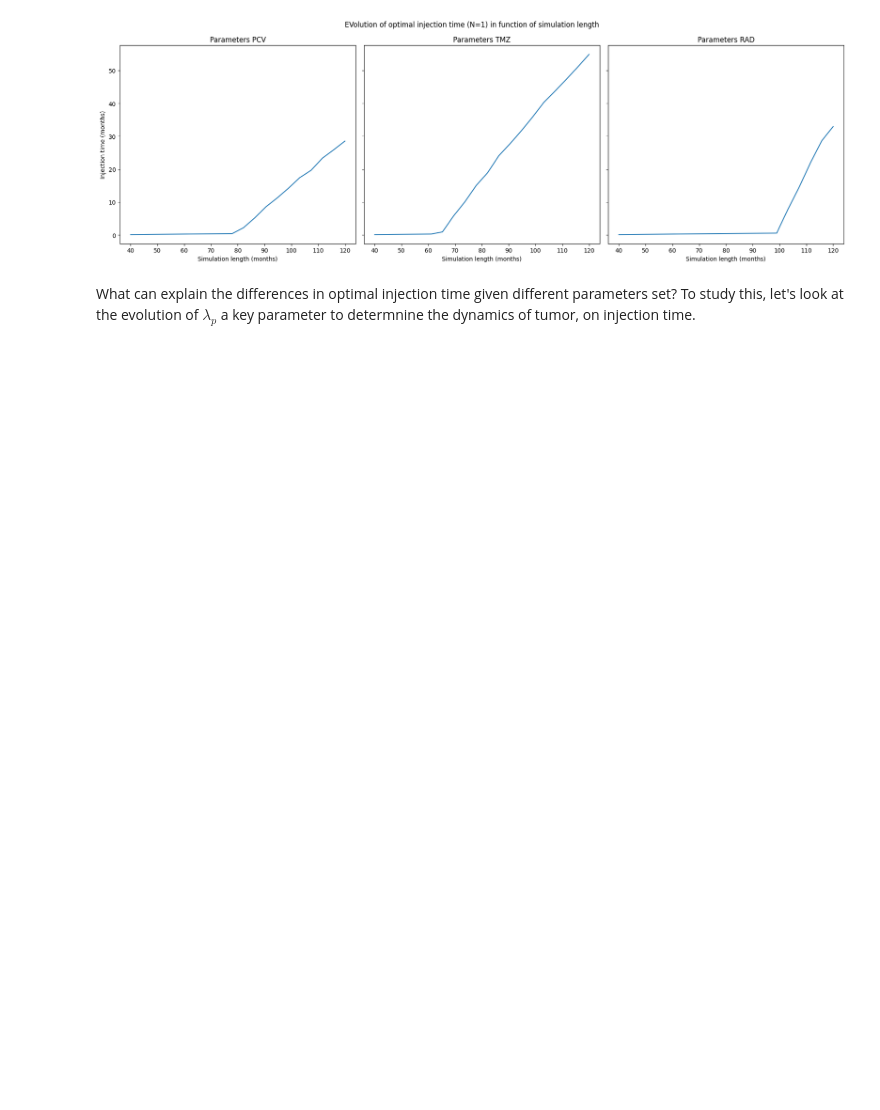
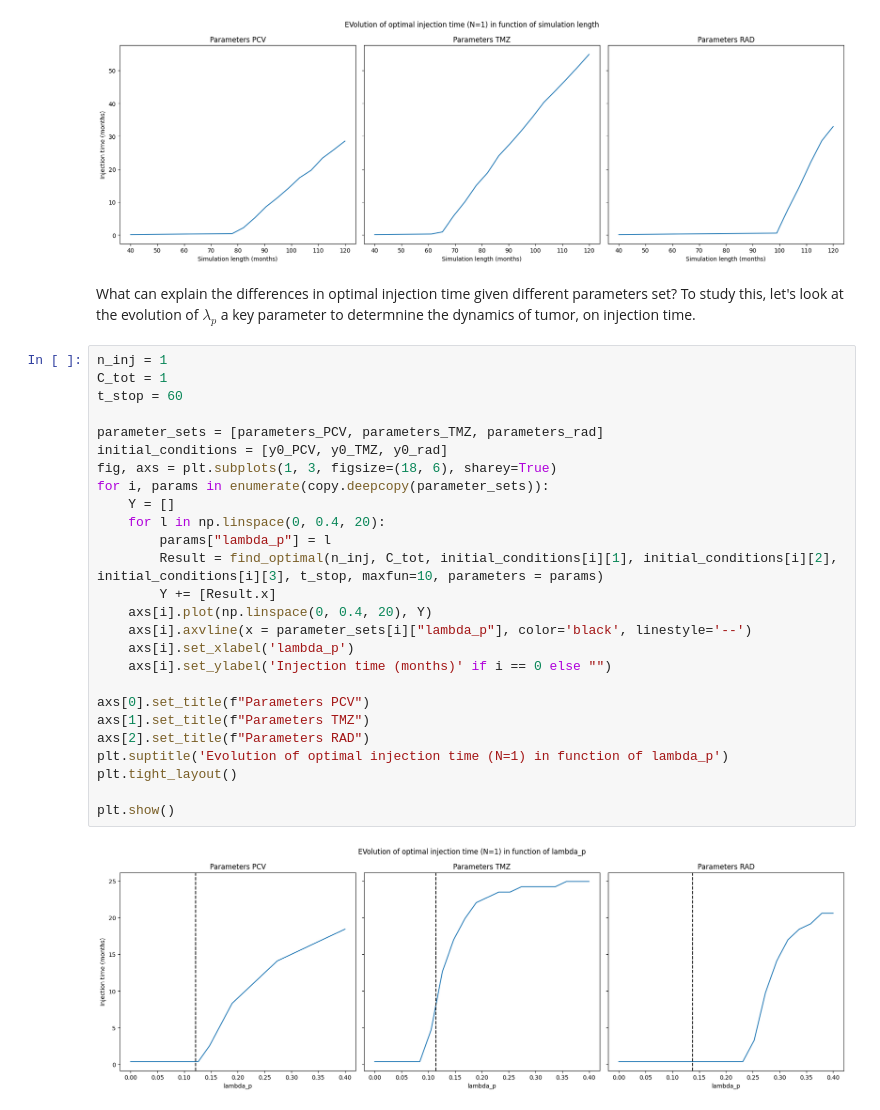
Before and after one commit to ambrejaeger/TP-M2, a Jupyter notebook: TP_parameters_exploration.ipynb, the cells around one changed output. Saved outputs shown, nothing was run; the diff lists cells and outputs as text; blank space fills up the shorter version.

Commit message:
effect lambda on injection time

```diff
--- a/TP_parameters_exploration.ipynb
+++ b/TP_parameters_exploration.ipynb
@@ -506,3 +506,31 @@ plt.show()
 [figure]
 # %% [markdown]
 What can explain the differences in optimal injection time given different parameters set? To study this, let's look at the evolution of $\lambda_{p}$ a key parameter to determnine the dynamics of tumor, on injection time.
+# %%
+n_inj = 1
+C_tot = 1
+t_stop = 60
+
+parameter_sets = [parameters_PCV, parameters_TMZ, parameters_rad]
+initial_conditions = [y0_PCV, y0_TMZ, y0_rad]
+fig, axs = plt.subplots(1, 3, figsize=(18, 6), sharey=True)
+for i, params in enumerate(copy.deepcopy(parameter_sets)):
+    Y = []
+    for l in np.linspace(0, 0.4, 20):
+        params["lambda_p"] = l
+        Result = find_optimal(n_inj, C_tot, initial_conditions[i][1], initial_conditions[i][2], initial_conditions[i][3], t_stop, maxfun=10, parameters = params)
+        Y += [Result.x]
+    axs[i].plot(np.linspace(0, 0.4, 20), Y)
+    axs[i].axvline(x = parameter_sets[i]["lambda_p"], color='black', linestyle='--')
+    axs[i].set_xlabel('lambda_p')
+    axs[i].set_ylabel('Injection time (months)' if i == 0 else "")
+
+axs[0].set_title(f"Parameters PCV")
+axs[1].set_title(f"Parameters TMZ")
+axs[2].set_title(f"Parameters RAD")
+plt.suptitle('Evolution of optimal injection time (N=1) in function of lambda_p')
+plt.tight_layout()
+
+plt.show()
+# %% [output]
+[figure, added]
```
Also changed, not shown: parts of 2 cells of this notebook.
